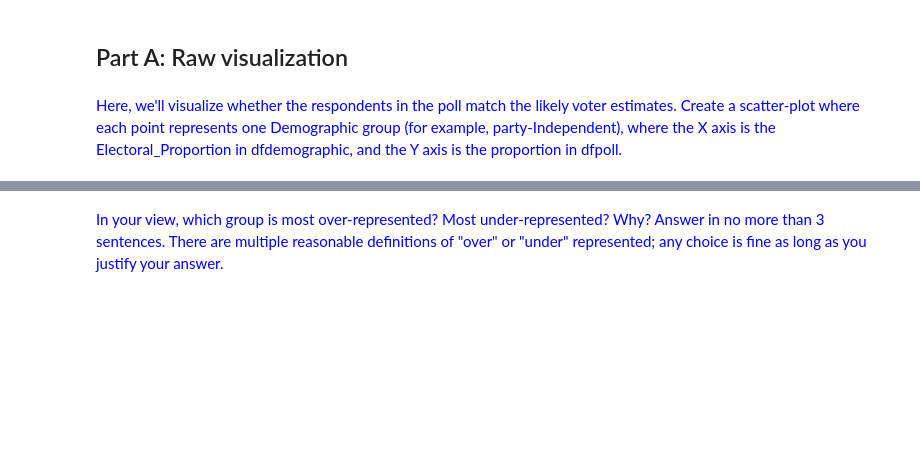
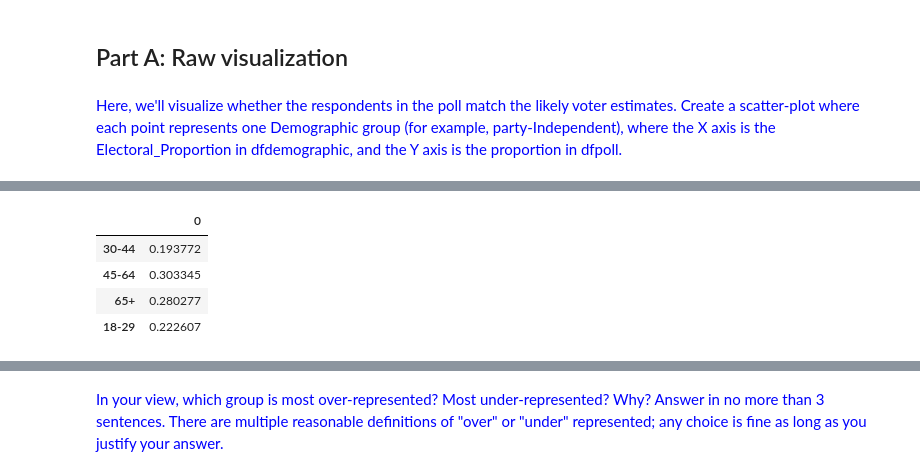
Before and after one commit to shayanabdulkarimkhan/dani_HW1, a Jupyter notebook: HW1_assignment.ipynb, the cells around one changed output, grey strips where cells are left out. Cells and saved outputs as stored; diff of their text form; code cells hidden in the pictures; blank space fills up the shorter version.

```diff
--- a/HW1_assignment.ipynb
+++ b/HW1_assignment.ipynb
@@ -85,0 +146,10 @@ For example, row 0 means that 38.7927% of the electorate is from the Democrat pa
+# %%
+e= pd.DataFrame.from_dict(Counter(dfpoll['age']),orient='index').div(poll_pop)
+# f = pd.DataFrame.from_dict(e).transpose().div(poll_pop)
+e
+# %% [output]
+|  | 0 |
+| 30-44 | 0.193772 |
+| 45-64 | 0.303345 |
+| 65+ | 0.280277 |
+| 18-29 | 0.222607 |
```
Also changed, not shown: parts of 28 cells of this notebook.
